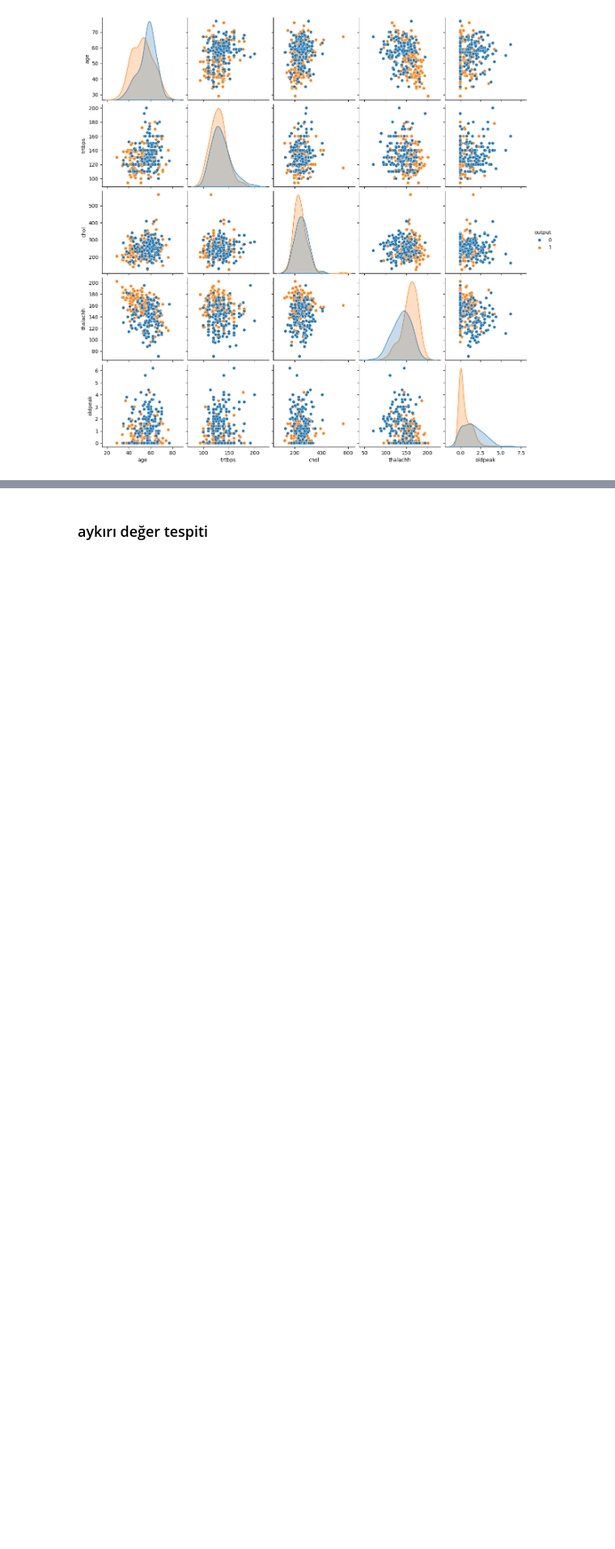
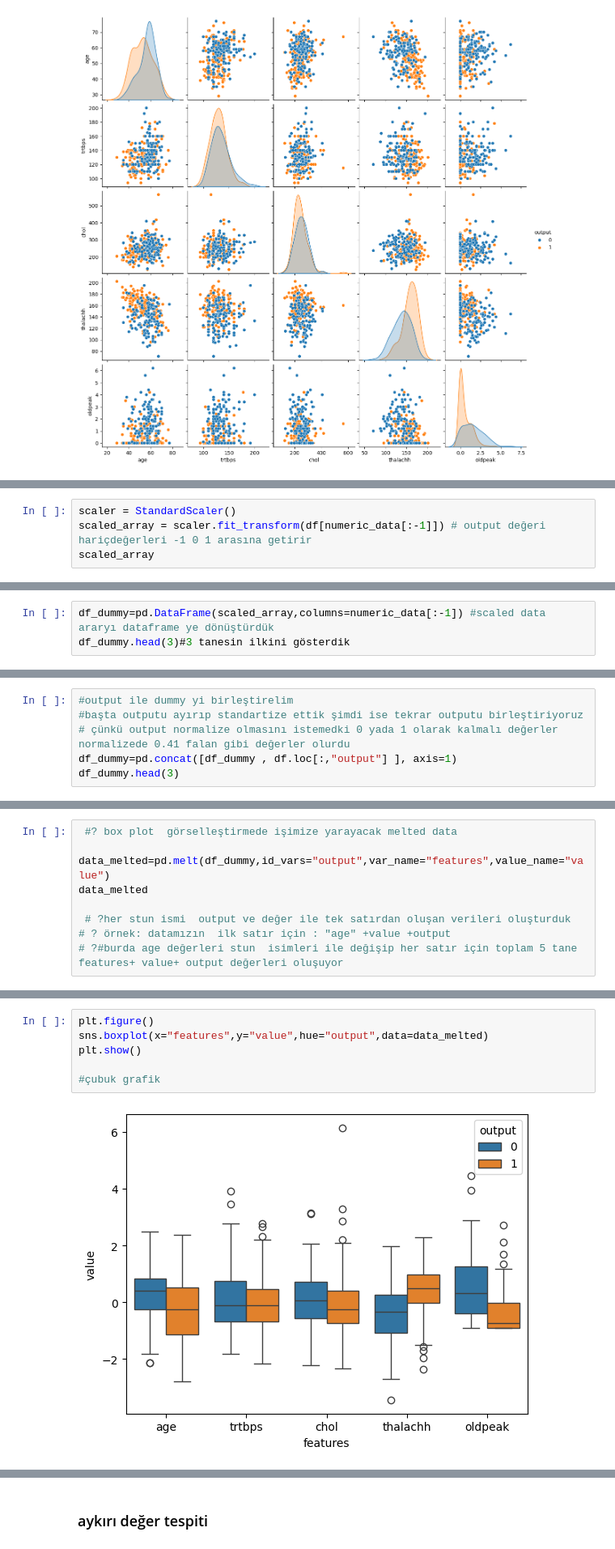
Before and after one commit to can-ozyasar/Kalp-Krizi-Tahmini, a Jupyter notebook: KalpKriziTahmin.ipynb, the cells around one changed output, grey strips where cells are left out. Shown at 81% size. Saved outputs shown, nothing was run; the diff lists cells and outputs as text; blank space fills up the shorter version.

Commit message:
eda: box plot ,swarm plot ,cat plot ,correlasyon plot yöntemleri ile görselleştirme işlemleri yapıldı

```diff
--- a/KalpKriziTahmin.ipynb
+++ b/KalpKriziTahmin.ipynb
@@ -183,0 +187,4 @@ plt.show()
+# %%
+scaler = StandardScaler()
+scaled_array = scaler.fit_transform(df[numeric_data[:-1]]) # output değeri hariçdeğerleri -1 0 1 arasına getirir
+scaled_array
@@ -183,0 +202,3 @@ plt.show()
+# %%
+df_dummy=pd.DataFrame(scaled_array,columns=numeric_data[:-1]) #scaled data araryı dataframe ye dönüştürdük
+df_dummy.head(3)#3 tanesin ilkini gösterdik
@@ -183,0 +210,6 @@ plt.show()
+# %%
+#output ile dummy yi birleştirelim
+#başta outputu ayırıp standartize ettik şimdi ise tekrar outputu birleştiriyoruz
+# çünkü output normalize olmasını istemedki 0 yada 1 olarak kalmalı değerler normalizede 0.41 falan gibi değerler olurdu
+df_dummy=pd.concat([df_dummy , df.loc[:,"output"] ], axis=1)
+df_dummy.head(3)
@@ -183,0 +221,9 @@ plt.show()
+# %%
+ #? box plot  görselleştirmede işimize yarayacak melted data
+
+data_melted=pd.melt(df_dummy,id_vars="output",var_name="features",value_name="value")
+data_melted
+
+ # ?her stun ismi  output ve değer ile tek satırdan oluşan verileri oluşturduk
+# ? örnek: datamızın  ilk satır için : "age" +value +output
+# ?#burda age değerleri stun  isimleri ile değişip her satır için toplam 5 tane  features+ value+ output değerleri oluşuyor
@@ -183,0 +244,8 @@ plt.show()
+# %%
+plt.figure()
+sns.boxplot(x="features",y="value",hue="output",data=data_melted)
+plt.show()
+
+#çubuk grafik
+# %% [output]
+[figure, added]
```
Also changed, not shown: parts of 14 cells of this notebook, 4 other files.
